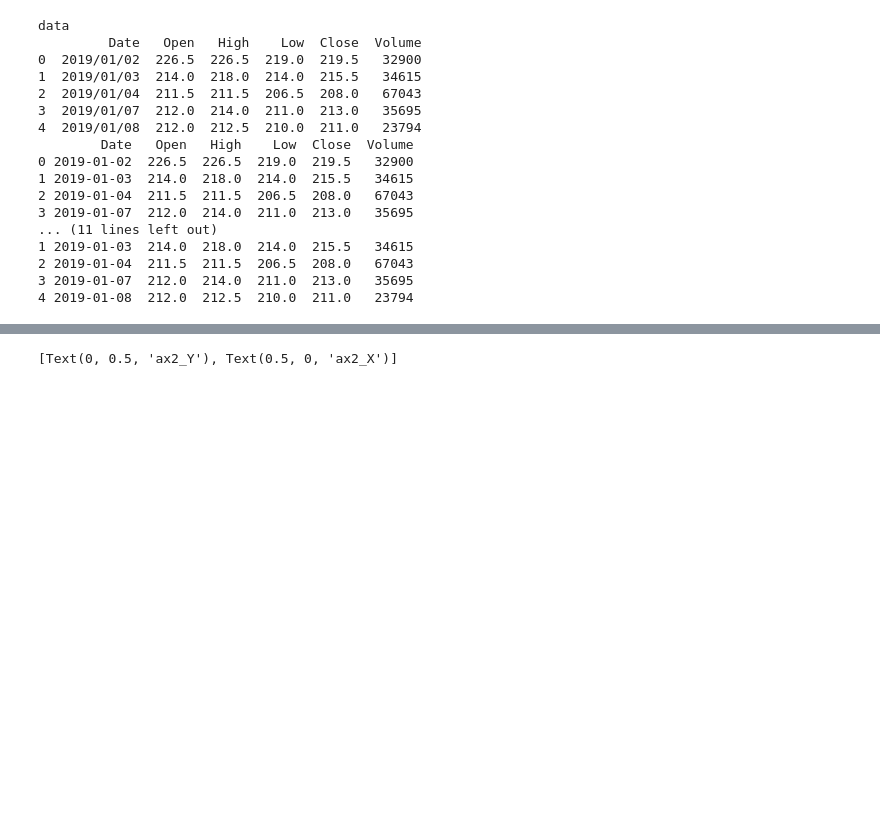
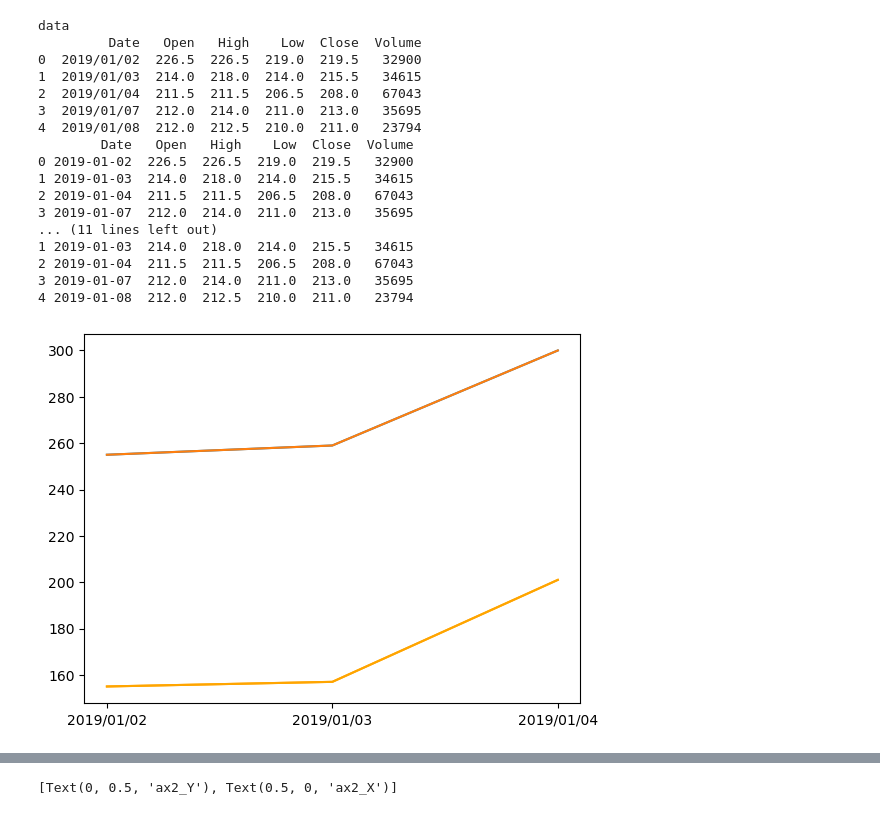
Before and after one commit to oscar50513/stock_project, a Jupyter notebook: Week06_matplotlib_v3/homework_06/homework06_detailed.ipynb, the cells around one changed output, grey strips where cells are left out. Saved outputs shown, nothing was run; the diff lists cells and outputs as text; code cells hidden in the pictures; blank space fills up the shorter version.

```diff
--- a/Week06_matplotlib_v3/homework_06/homework06_detailed.ipynb
+++ b/Week06_matplotlib_v3/homework_06/homework06_detailed.ipynb
@@ -125,6 +122,21 @@ data
 2 2019-01-04  211.5  211.5  206.5  208.0   67043
 3 2019-01-07  212.0  214.0  211.0  213.0   35695
 4 2019-01-08  212.0  212.5  210.0  211.0   23794
+# %%
+# xticks,裡面分別放置(原本坐標軸名稱, 心得坐標軸名稱, rotation = "旋轉角度")
+# .strftime("%Y/%m%d") 這裡是設定要顯示日期的格式，會將原本的 2021-10-01 00:00:00 改成 2021/10/01，如果不要年分就將 "%Y/%m%d" 改成 "%m%d" 就可以囉!
+from datetime import datetime
+s_date = ["2019/01/02", "2019/01/03", "2019/01/04"]
+s_data = [datetime.strptime(line, "%Y/%m/%d") for line in s_date]
+s_price1 = [255, 259, 300]
+s_price2 = [155, 157, 201]
+x = np.arange(len(s_date)) # 計算出日期的數量，並寫成一維np : [0, 1, 2, ....]
+plt.plot(x, s_price1, label = '2892')
+plt.plot(x, s_price2, label = '5880', color = 'orange')
+plt.xticks(x, [q.strftime("%Y/%m/%d") for q in s_data], rotation = 0)
+plt.show()
+# %% [output]
+[figure, added]
 # %% [markdown]
 # 價量關係圖
 
```
Also changed, not shown: parts of 1 cell of this notebook, 5 other files.
